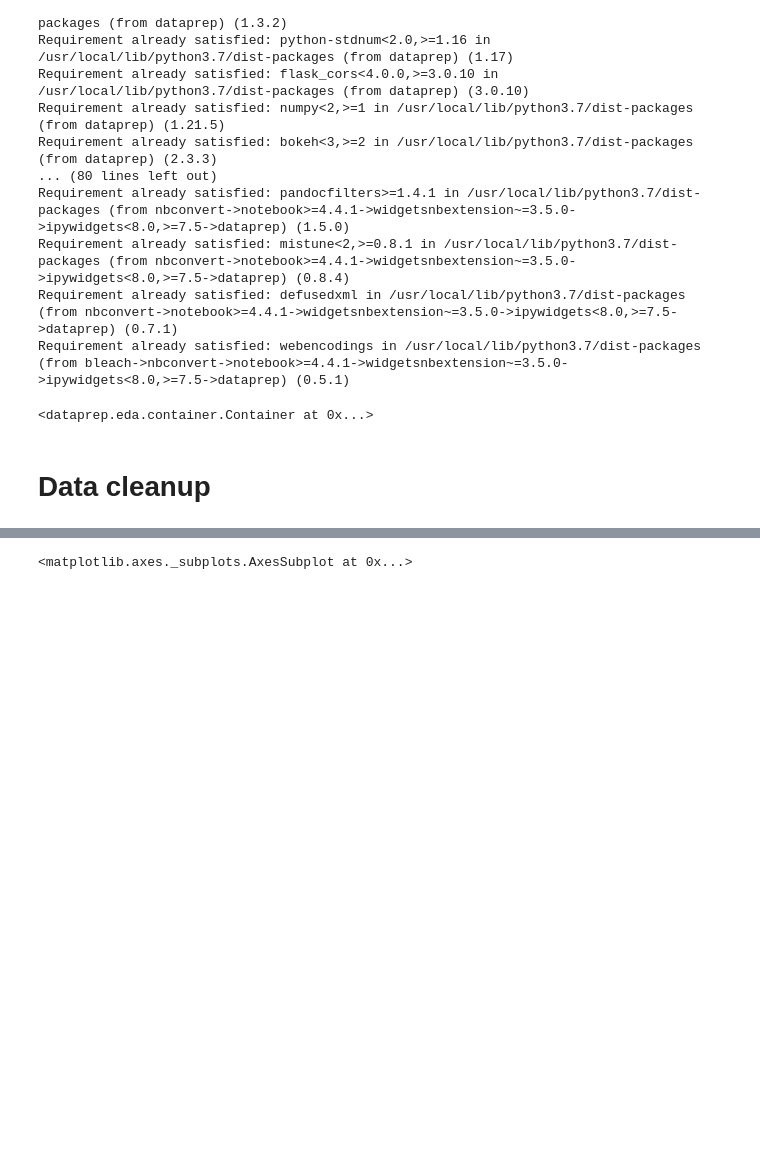
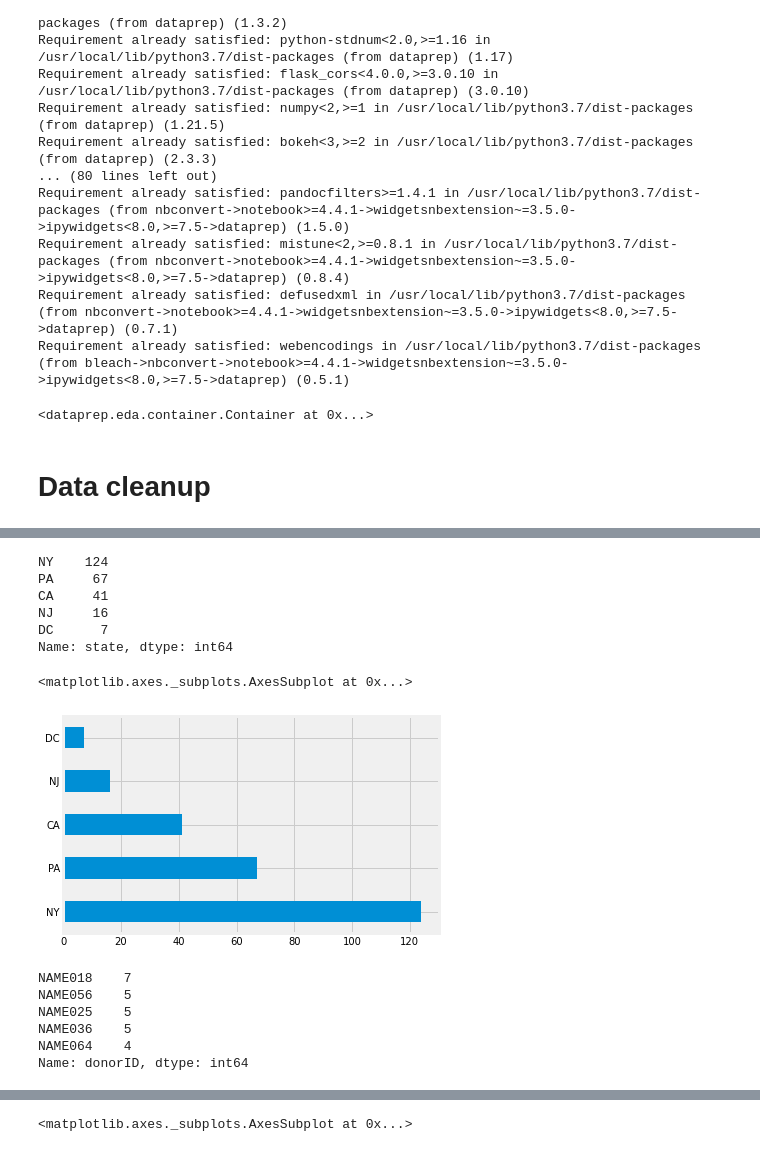
Before and after one commit to wcrowley342/Donordata, a Jupyter notebook: Donation_Data_Analysis.ipynb, the cells around one changed output, grey strips where cells are left out. Drawn from its saved outputs; the diff is of its cells as text; code cells hidden in the pictures; blank space fills up the shorter version.

```diff
--- a/Donation_Data_Analysis.ipynb
+++ b/Donation_Data_Analysis.ipynb
@@ -123,2 +138,27 @@ donations['Total'] = donations['HP'] + donations['Attack']
 # %%
 #add in 538 formatting
+# %%
+#top 5 states based on numbers of donations
+donations['state'].value_counts()[:5]
+# %% [output]
+NY    124
+PA     67
+CA     41
+NJ     16
+DC      7
+Name: state, dtype: int64
+# %%
+donations['state'].value_counts()[:5].plot(kind='barh')
+# %% [output]
+<matplotlib.axes._subplots.AxesSubplot at 0x...>
+[figure, added]
+# %%
+#top 5 donors based on numbers of donations
+donations['donorID'].value_counts()[:5]
+# %% [output]
+NAME018    7
+NAME056    5
+NAME025    5
+NAME036    5
+NAME064    4
+Name: donorID, dtype: int64
```
Also changed, not shown: parts of 20 cells of this notebook.
